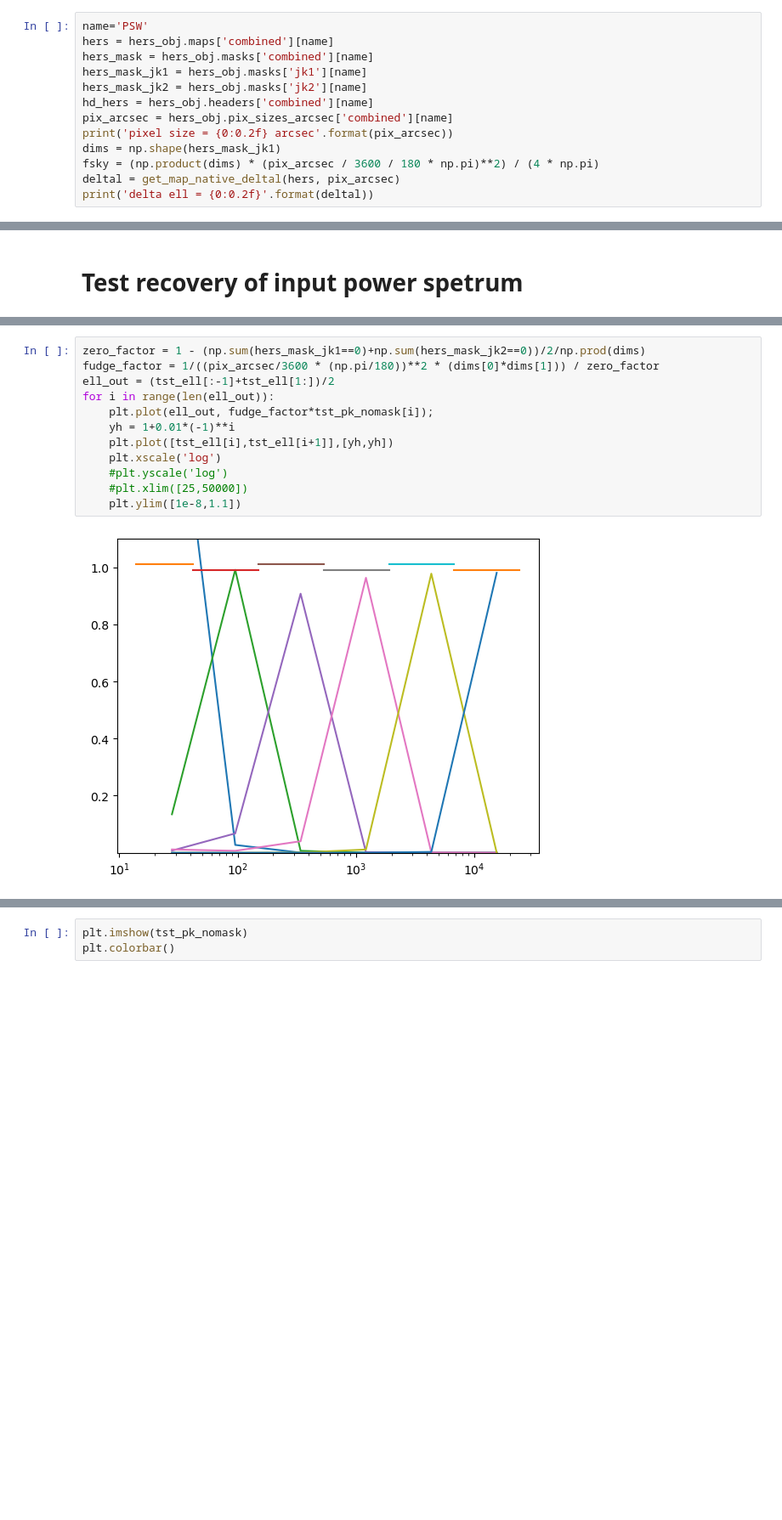
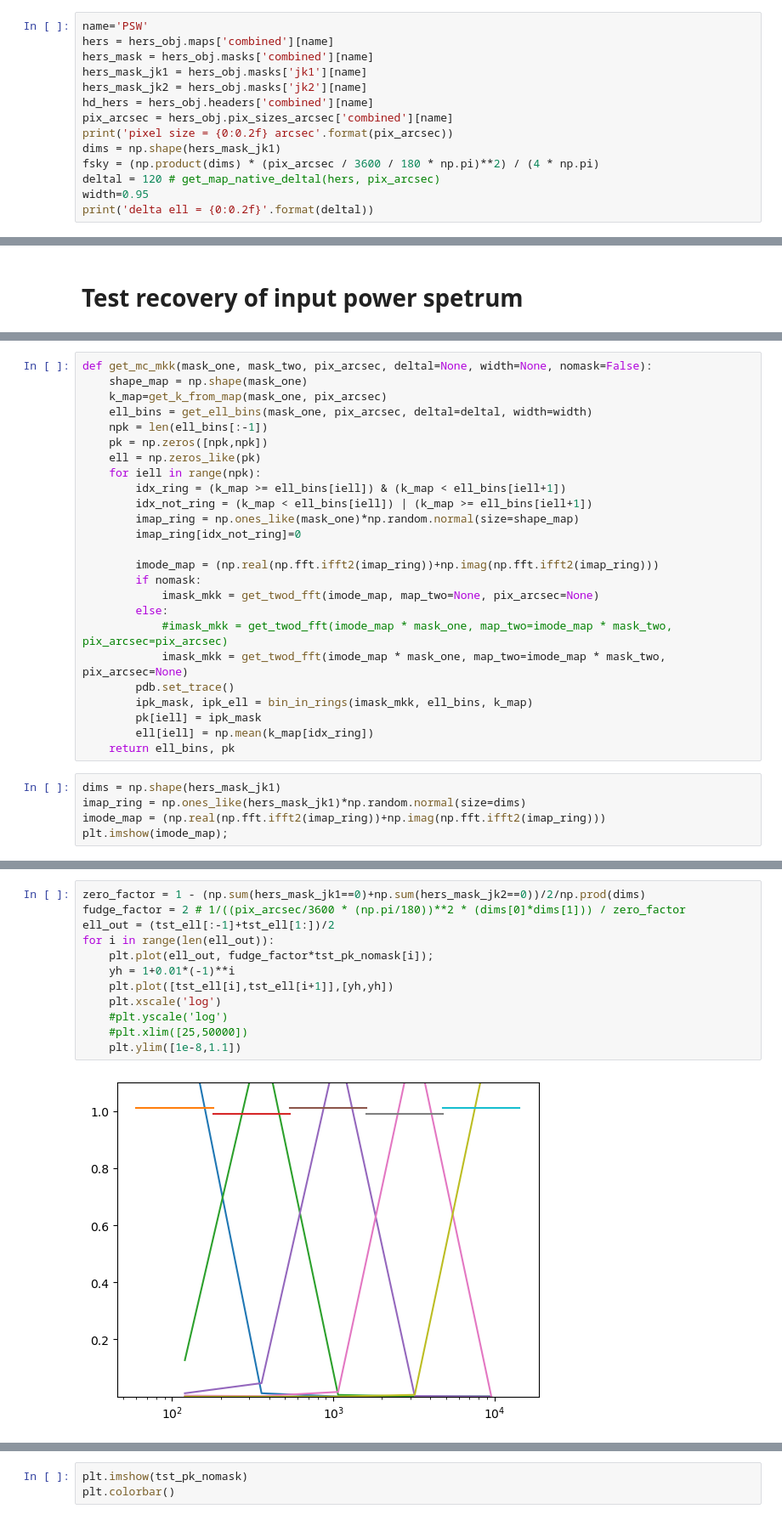
Before and after one commit to marcoviero/hetdexXhers, a Jupyter notebook: RD_validate_base_codes.ipynb, the cells around one changed output, grey strips where cells are left out. Shown at 85% size. Saved outputs shown, nothing was run; the diff lists cells and outputs as text; blank space fills up the shorter version.

```diff
--- a/RD_validate_base_codes.ipynb
+++ b/RD_validate_base_codes.ipynb
@@ -62,7 +86,8 @@ pix_arcsec = hers_obj.pix_sizes_arcsec['combined'][name]
 print('pixel size = {0:0.2f} arcsec'.format(pix_arcsec))
 dims = np.shape(hers_mask_jk1)
 fsky = (np.product(dims) * (pix_arcsec / 3600 / 180 * np.pi)**2) / (4 * np.pi)
-deltal = get_map_native_deltal(hers, pix_arcsec)
+deltal = 120 # get_map_native_deltal(hers, pix_arcsec)
+width=0.95
 print('delta ell = {0:0.2f}'.format(deltal))
 # %% [output]
 pixel size = 15.00 arcsec
@@ -121,0 +128,30 @@ def get_mc_mkk(mask_one, mask_two, pix_arcsec, deltal=None, width=None, nomask=F
+# %%
+def get_mc_mkk(mask_one, mask_two, pix_arcsec, deltal=None, width=None, nomask=False):
+    shape_map = np.shape(mask_one)
+    k_map=get_k_from_map(mask_one, pix_arcsec)
+    ell_bins = get_ell_bins(mask_one, pix_arcsec, deltal=deltal, width=width)
+    npk = len(ell_bins[:-1])
+    pk = np.zeros([npk,npk])
+    ell = np.zeros_like(pk)
+    for iell in range(npk):
+        idx_ring = (k_map >= ell_bins[iell]) & (k_map < ell_bins[iell+1])
+        idx_not_ring = (k_map < ell_bins[iell]) | (k_map >= ell_bins[iell+1])
+        imap_ring = np.ones_like(mask_one)*np.random.normal(size=shape_map)
+        imap_ring[idx_not_ring]=0
+
+        imode_map = (np.real(np.fft.ifft2(imap_ring))+np.imag(np.fft.ifft2(imap_ring)))
+        if nomask:
+            imask_mkk = get_twod_fft(imode_map, map_two=None, pix_arcsec=None)
+        else:
+            #imask_mkk = get_twod_fft(imode_map * mask_one, map_two=imode_map * mask_two, pix_arcsec=pix_arcsec)
+            imask_mkk = get_twod_fft(imode_map * mask_one, map_two=imode_map * mask_two, pix_arcsec=None)
+        pdb.set_trace()
+        ipk_mask, ipk_ell = bin_in_rings(imask_mkk, ell_bins, k_map)
+        pk[iell] = ipk_mask
+        ell[iell] = np.mean(k_map[idx_ring])
+    return ell_bins, pk
+# %%
+dims = np.shape(hers_mask_jk1)
+imap_ring = np.ones_like(hers_mask_jk1)*np.random.normal(size=dims)
+imode_map = (np.real(np.fft.ifft2(imap_ring))+np.imag(np.fft.ifft2(imap_ring)))
+plt.imshow(imode_map);
@@ -127,14 +296,14 @@ tst_ell, tst_pk_nomask = get_mc_mkk(hers_mask_jk1, hers_mask_jk2, pix_arcsec, de
 # %%
 zero_factor = 1 - (np.sum(hers_mask_jk1==0)+np.sum(hers_mask_jk2==0))/2/np.prod(dims)
-fudge_factor = 1/((pix_arcsec/3600 * (np.pi/180))**2 * (dims[0]*dims[1])) / zero_factor
+fudge_factor = 2 # 1/((pix_arcsec/3600 * (np.pi/180))**2 * (dims[0]*dims[1])) / zero_factor
 ell_out = (tst_ell[:-1]+tst_ell[1:])/2
 for i in range(len(ell_out)):
     plt.plot(ell_out, fudge_factor*tst_pk_nomask[i]);
     yh = 1+0.01*(-1)**i
     plt.plot([tst_ell[i],tst_ell[i+1]],[yh,yh])
     plt.xscale('log')
     #plt.yscale('log')
     #plt.xlim([25,50000])
     plt.ylim([1e-8,1.1])
 # %% [output]
-[figure, old version]
+[figure, new version]
```
Also changed, not shown: parts of 19 cells of this notebook, 15 other files.
